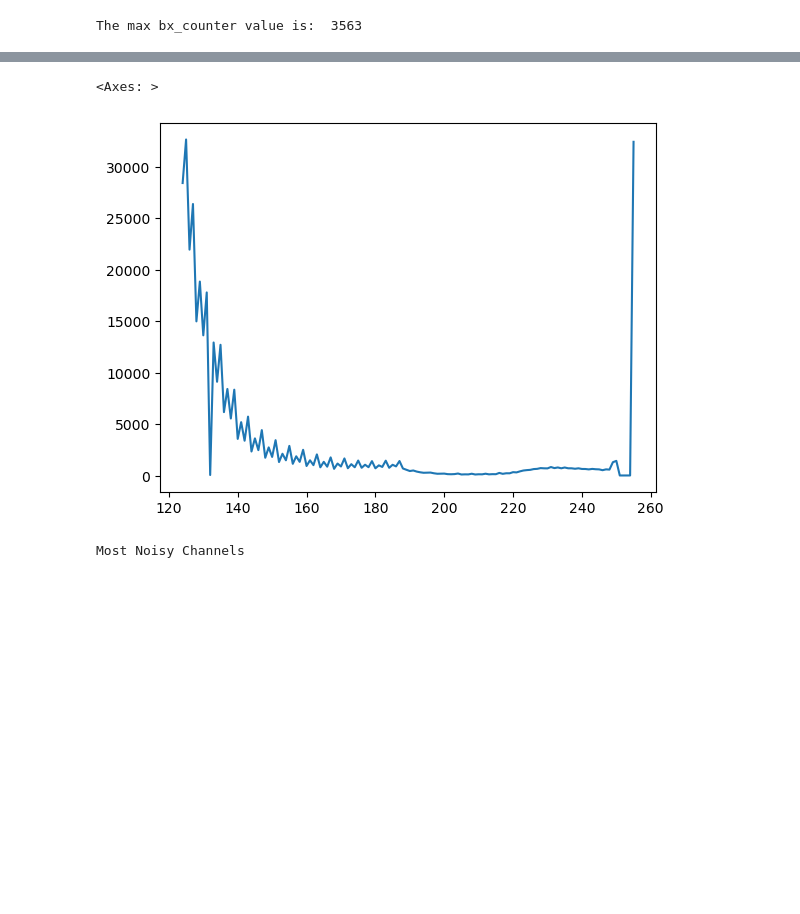
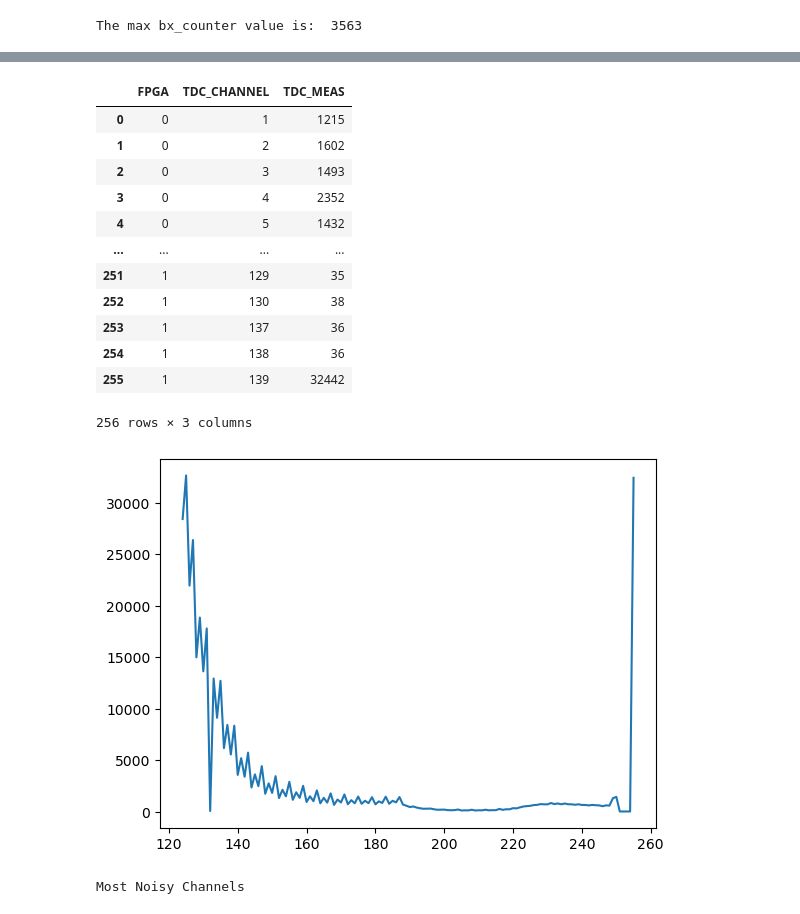
Before and after one commit to jacopocarotenuto/LaboratoryOfComputationalPhysics, a Jupyter notebook: 06ex_Pandas.ipynb, the cells around one changed output, grey strips where cells are left out. Cells and saved outputs as stored; diff of their text form; code cells hidden in the pictures; blank space fills up the shorter version.

```diff
--- a/06ex_Pandas.ipynb
+++ b/06ex_Pandas.ipynb
@@ -125,11 +125,23 @@ df_new
 # %%
 
 # Exercise 7
 A = df.groupby(["FPGA","TDC_CHANNEL"],as_index=False)["TDC_MEAS"].count()
-a = np.array(A[A["FPGA"] == 1]["TDC_MEAS"])
 A[A["FPGA"] == 1]["TDC_MEAS"].plot()
+A
 # %% [output]
+|  | FPGA | TDC_CHANNEL | TDC_MEAS |
+| 0 | 0 | 1 | 1215 |
+| 1 | 0 | 2 | 1602 |
+| 2 | 0 | 3 | 1493 |
+| 3 | 0 | 4 | 2352 |
+| 4 | 0 | 5 | 1432 |
+| ... | ... | ... | ... |
+| 251 | 1 | 129 | 35 |
+| 252 | 1 | 130 | 38 |
+| 253 | 1 | 137 | 36 |
+| 254 | 1 | 138 | 36 |
+| 255 | 1 | 139 | 32442 |
-<Axes: >
+256 rows × 3 columns
 [figure]
 # %%
 # Exercise 8
```
Also changed, not shown: parts of 5 cells of this notebook.
